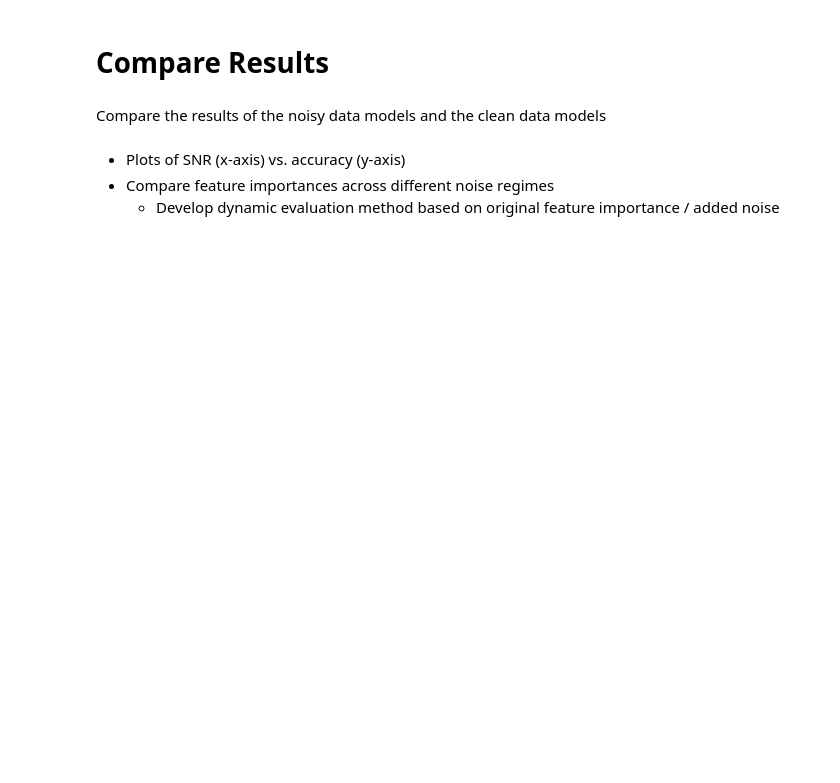
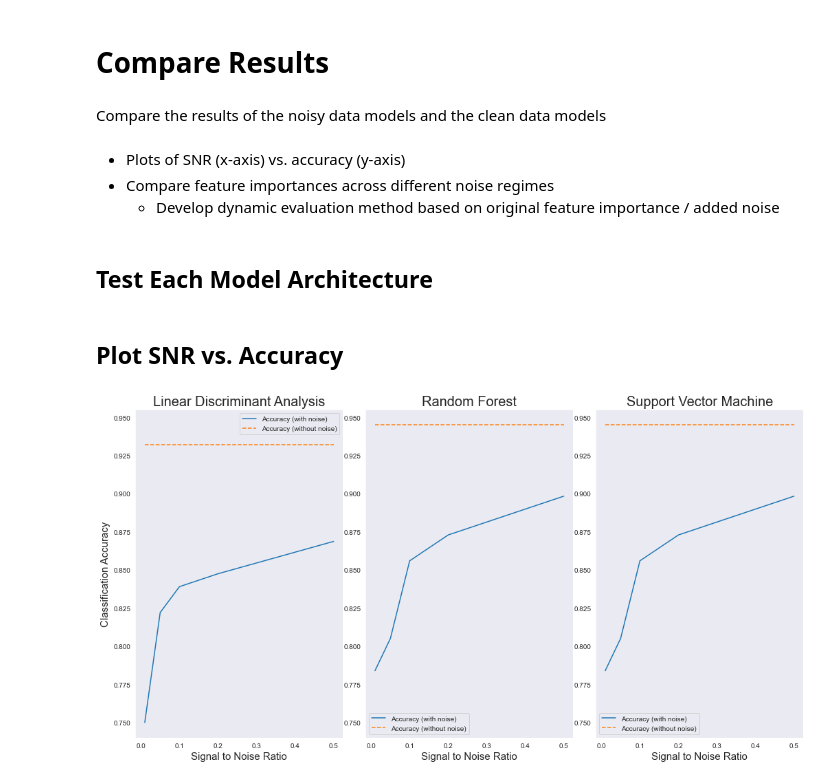
Before and after one commit to AbdulAlkurdi/anxietyFB, a Jupyter notebook: Feature-Based Model.ipynb, the cells around one changed output. Cells and saved outputs as stored; diff of their text form; code cells hidden in the pictures; blank space fills up the shorter version.

```diff
--- a/Feature-Based Model.ipynb
+++ b/Feature-Based Model.ipynb
@@ -736,6 +740,7 @@ clf.fit(X_train, y_train)
 y_out = clf.predict(X_test)
 lm_svc=(classification_report(y_test, y_out, digits=4))
 print(lm_svc)
+svm_baseline_acc = accuracy_score(y_test, y_pred)
 # %% [output]
               precision    recall  f1-score   support
 
@@ -1497,8 +1523,16 @@ No feature data available. Exiting...
 # %% [markdown]
 Model again, this time with the noisy data
 # %%
-df = pd.read_csv('data/m14_merged_with_noise.csv', index_col=0)
+df = pd.read_csv('data/noise_snr_0.5.csv', index_col=0)
 pd.set_option('display.max_columns', None)
+# %%
+s = df.isna().sum()
+s = s > 0
+for i in range(len(s)):
+    if s[i] > 0:
+        print(s.index[i], s[i])
+# %%
+df = df.loc[:, df.columns != 'Resp_C_rate']
 # %%
 X = df.drop('label', axis=1).values
 y = df['label'].values
@@ -1569,3 +1603,5 @@ Compare the results of the noisy data models and the clean data models
 - Plots of SNR (x-axis) vs. accuracy (y-axis)
 - Compare feature importances across different noise regimes
     - Develop dynamic evaluation method based on original feature importance / added noise
+# %% [markdown]
+## Test Each Model Architecture
@@ -1571,0 +1649,33 @@ Compare the results of the noisy data models and the clean data models
+# %% [markdown]
+## Plot SNR vs. Accuracy
+# %%
+sns.set_style('dark')
+fig, axs = plt.subplots(nrows=1, ncols=3, figsize=(14,7))
+plt.tight_layout(pad=0.4, w_pad=0.5, h_pad=1.0)
+
+min_accuracy = min(min(lda_accuracy), min(rf_accuracy), min(svm_accuracy)) - 0.01
+max_accuracy = max(lda_baseline_acc, rf_baseline_acc, svm_baseline_acc) + 0.01
+
+axs[0].plot(snrs, lda_accuracy, label='Accuracy (with noise)');
+axs[0].plot(snrs, [lda_baseline_acc]*len(snrs), linestyle='dashed', label='Accuracy (without noise)')
+axs[0].set_title('Linear Discriminant Analysis', fontsize=20);
+axs[0].set_xlabel('Signal to Noise Ratio', fontsize=15);
+axs[0].set_ylabel('Classification Accuracy', fontsize=15);
+axs[0].legend();
+axs[0].set_ylim([min_accuracy, max_accuracy]);
+
+axs[1].plot(snrs, rf_accuracy, label='Accuracy (with noise)');
+axs[1].plot(snrs, [rf_baseline_acc]*len(snrs), linestyle='dashed', label='Accuracy (without noise)')
+axs[1].set_title('Random Forest', fontsize=20);
+axs[1].set_xlabel('Signal to Noise Ratio', fontsize=15);
+axs[1].legend();
+axs[1].set_ylim([min_accuracy, max_accuracy]);
+
+axs[2].plot(snrs, svm_accuracy, label='Accuracy (with noise)');
+axs[2].plot(snrs, [svm_baseline_acc]*len(snrs), linestyle='dashed', label='Accuracy (without noise)')
+axs[2].set_title('Support Vector Machine', fontsize=20);
+axs[2].set_xlabel('Signal to Noise Ratio', fontsize=15);
+axs[2].legend();
+axs[2].set_ylim([min_accuracy, max_accuracy]);
+# %% [output]
+[figure, added]
```
Also changed, not shown: parts of 13 cells of this notebook.
